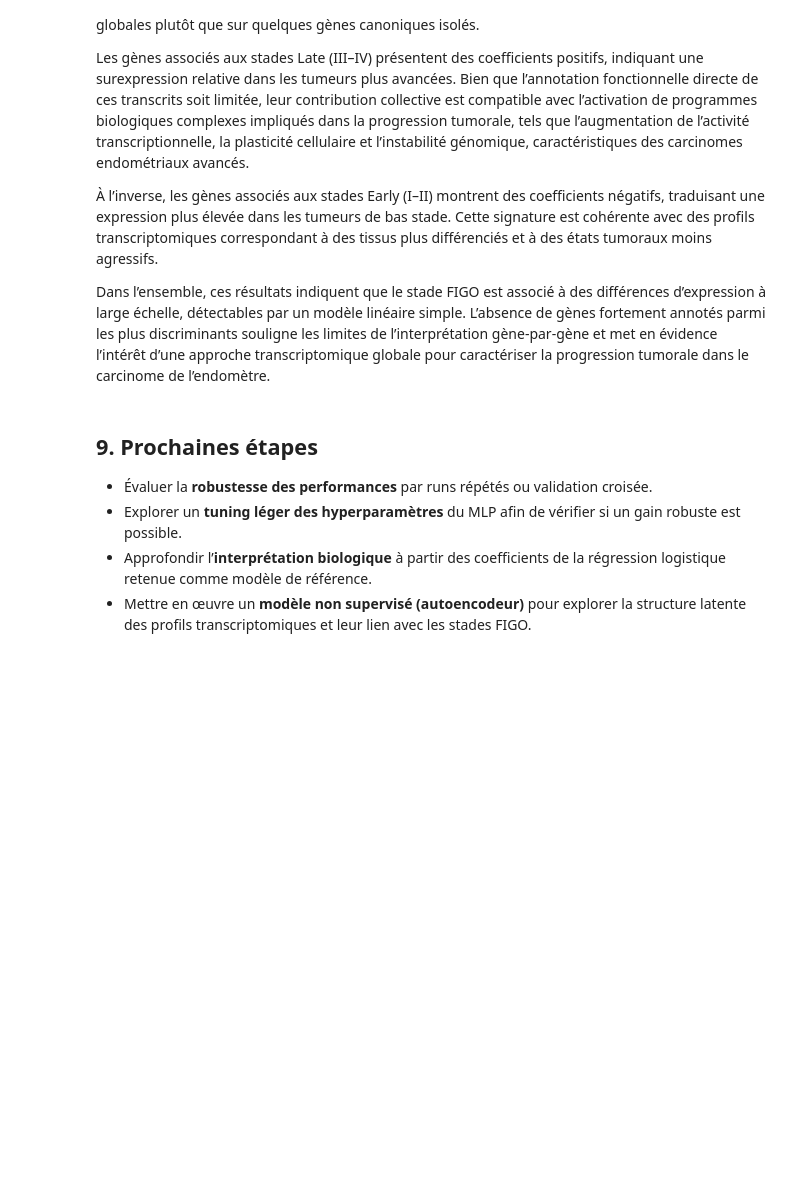
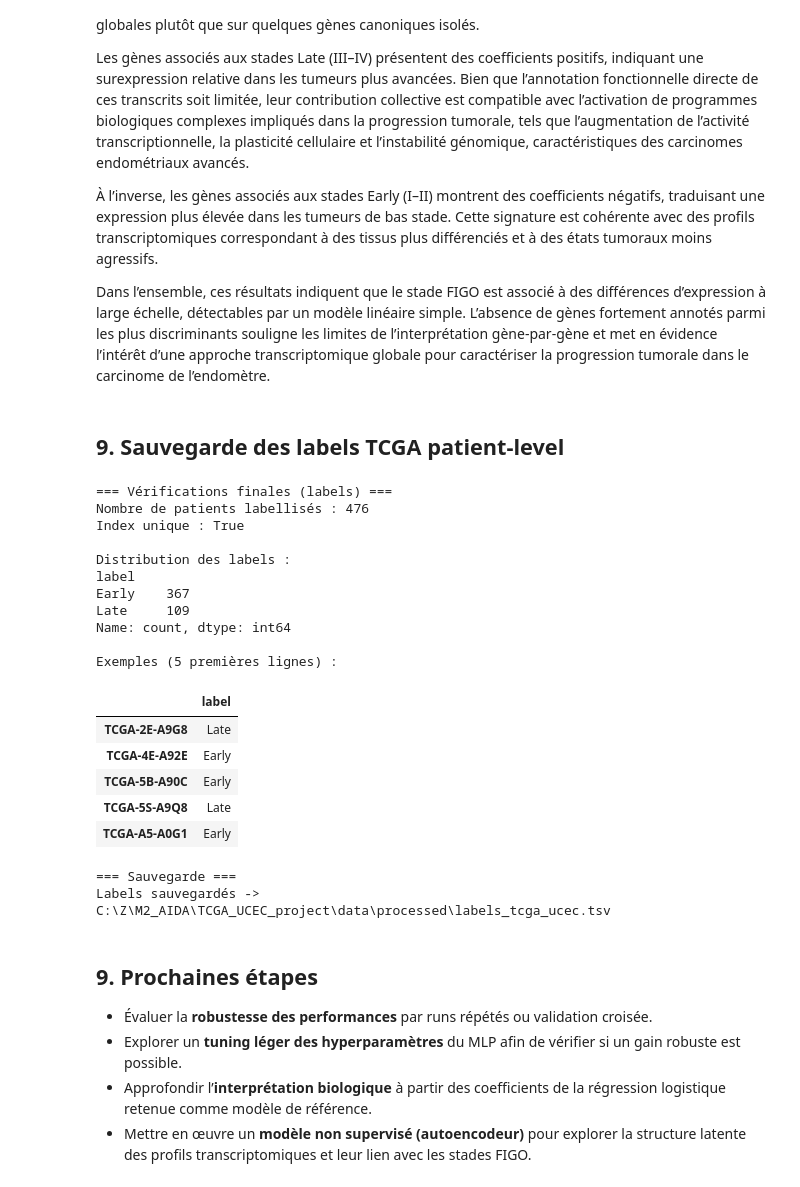
Before and after one commit to mylaila/TCGA_UCEC_project, a Jupyter notebook: 05_labels_and_baseline_mlp.ipynb, the cells around one changed output. Saved outputs shown, nothing was run; the diff lists cells and outputs as text; code cells hidden in the pictures; blank space fills up the shorter version.

```diff
--- a/05_labels_and_baseline_mlp.ipynb
+++ b/05_labels_and_baseline_mlp.ipynb
@@ -768,6 +782,62 @@ Les gènes associés aux stades Late (III–IV) présentent des coefficients pos
 À l’inverse, les gènes associés aux stades Early (I–II) montrent des coefficients négatifs, traduisant une expression plus élevée dans les tumeurs de bas stade. Cette signature est cohérente avec des profils transcriptomiques correspondant à des tissus plus différenciés et à des états tumoraux moins agressifs.
 
 Dans l’ensemble, ces résultats indiquent que le stade FIGO est associé à des différences d’expression à large échelle, détectables par un modèle linéaire simple. L’absence de gènes fortement annotés parmi les plus discriminants souligne les limites de l’interprétation gène-par-gène et met en évidence l’intérêt d’une approche transcriptomique globale pour caractériser la progression tumorale dans le carcinome de l’endomètre.
+# %% [markdown]
+## 9. Sauvegarde des labels TCGA patient-level
+# %%
+# Sauvegarde des labels (index patient unique)
+
+assert "labels" in globals(), "La variable 'labels' n'existe pas"
+
+# Forcer 1 label par patient (sécurité)
+labels_out = (
+    labels
+    .groupby(labels.index)
+    .first()
+    .to_frame(name="label")
+)
+
+# Vérifications clés
+print("=== Vérifications finales (labels) ===")
+
+print("Nombre de patients labellisés :", labels_out.shape[0])
+print("Index unique :", labels_out.index.is_unique)
+
+print("\nDistribution des labels :")
+print(labels_out["label"].value_counts())
+
+print("\nExemples (5 premières lignes) :")
+display(labels_out.head())
+
+assert labels_out.index.is_unique
+assert labels_out.shape[0] > 0
+
+# Sauvegarde
+out_path = os.path.join(DIRS["PROCESSED"], "labels_tcga_ucec.tsv")
+labels_out.to_csv(out_path, sep="\t")
+
+print("\n=== Sauvegarde ===")
+print(f"Labels sauvegardés -> {out_path}")
+# %% [output]
+=== Vérifications finales (labels) ===
+Nombre de patients labellisés : 476
+Index unique : True
+
+Distribution des labels :
+label
+Early    367
+Late     109
+Name: count, dtype: int64
+
+Exemples (5 premières lignes) :
+|  | label |
+| TCGA-2E-A9G8 | Late |
+| TCGA-4E-A92E | Early |
+| TCGA-5B-A90C | Early |
+| TCGA-5S-A9Q8 | Late |
+| TCGA-A5-A0G1 | Early |
+=== Sauvegarde ===
+Labels sauvegardés -> C:\Z\M2_AIDA\TCGA_UCEC_project\data\processed\labels_tcga_ucec.tsv
 # %% [markdown]
 ## 9. Prochaines étapes
 
```
Also changed, not shown: parts of 9 cells of this notebook, 3 other files.
